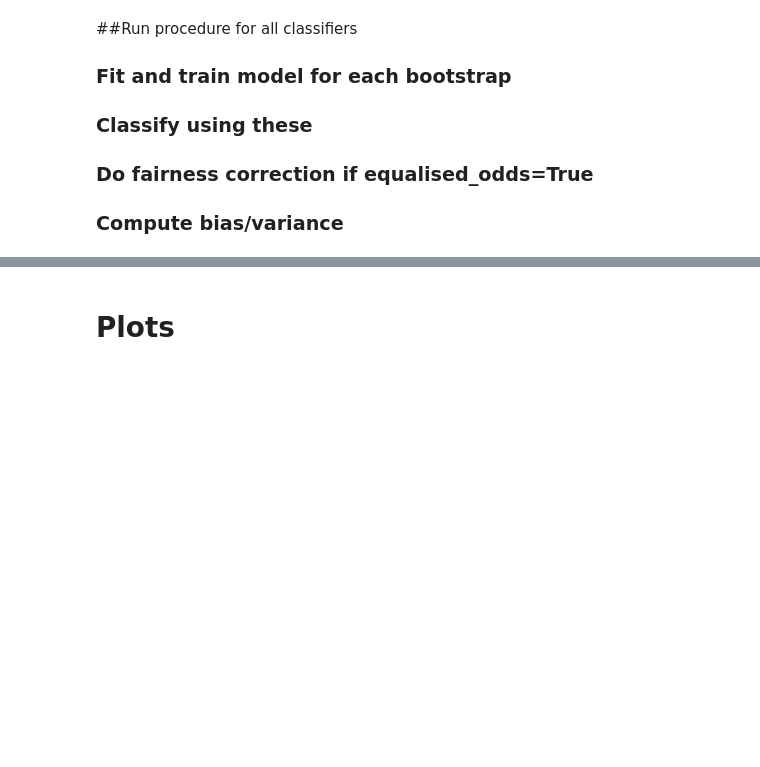
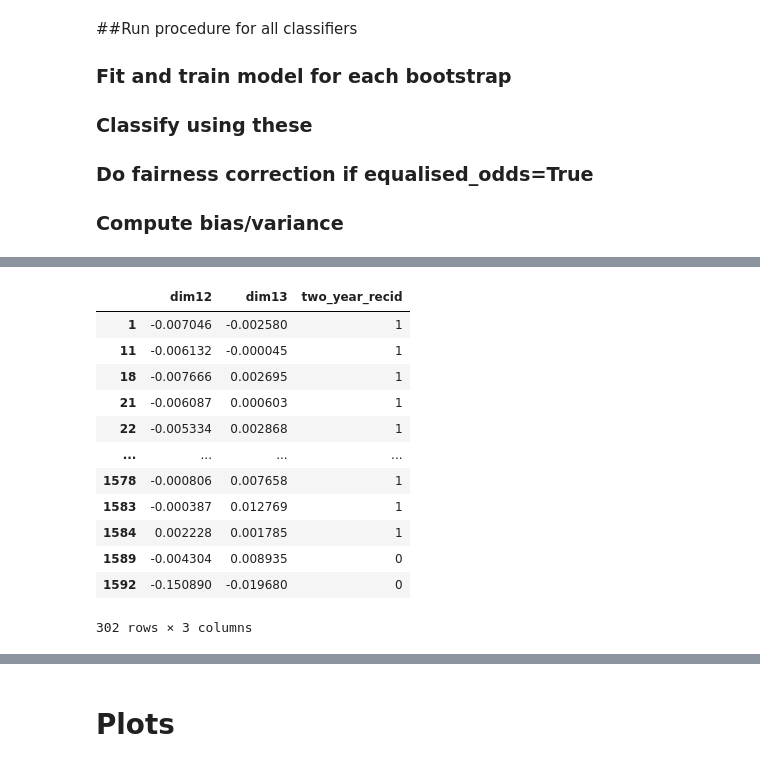
Before and after one commit to clairecoffey/project, a Jupyter notebook: claire_project.ipynb, the cells around one changed output, grey strips where cells are left out. Drawn from its saved outputs; the diff is of its cells as text; code cells hidden in the pictures; blank space fills up the shorter version.

```diff
--- a/claire_project.ipynb
+++ b/claire_project.ipynb
@@ -643,5 +681,19 @@ average variance:
 # %%
-misclassified_list[1]
+misclassified_list[0]
+# %% [output]
+|  | dim12 | dim13 | two_year_recid |
+| 1 | -0.007046 | -0.002580 | 1 |
+| 11 | -0.006132 | -0.000045 | 1 |
+| 18 | -0.007666 | 0.002695 | 1 |
+| 21 | -0.006087 | 0.000603 | 1 |
+| 22 | -0.005334 | 0.002868 | 1 |
+| ... | ... | ... | ... |
+| 1578 | -0.000806 | 0.007658 | 1 |
+| 1583 | -0.000387 | 0.012769 | 1 |
+| 1584 | 0.002228 | 0.001785 | 1 |
+| 1589 | -0.004304 | 0.008935 | 0 |
+| 1592 | -0.150890 | -0.019680 | 0 |
+302 rows × 3 columns
 # %%
 misclassified_list_eq[1]
 # %%
```
Also changed, not shown: parts of 19 cells of this notebook.
